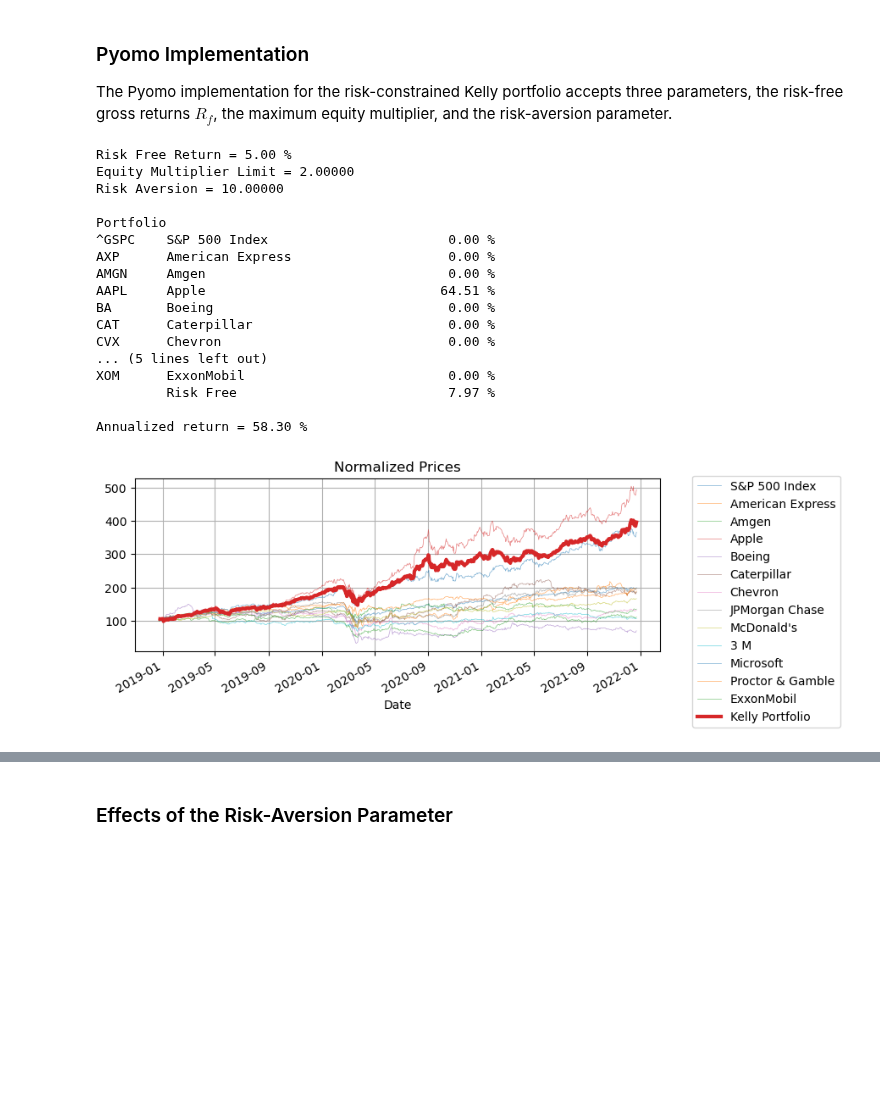
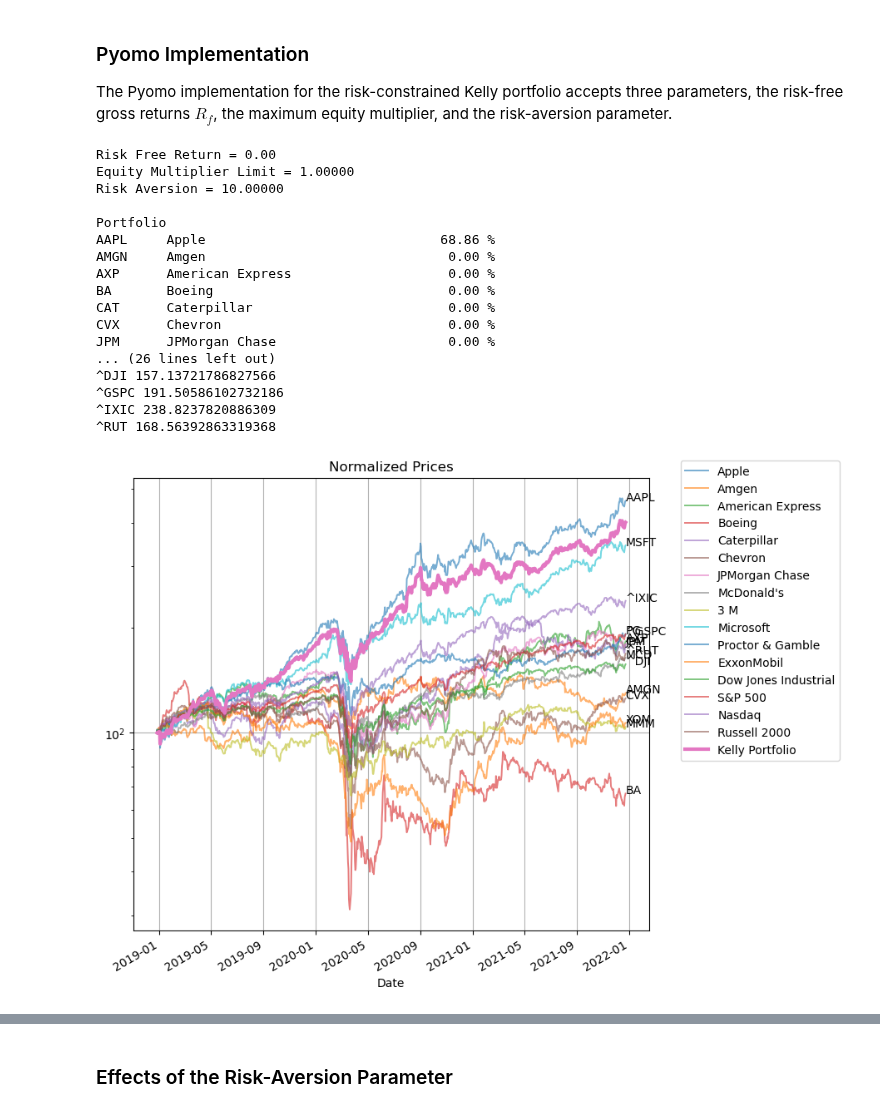
Before and after one commit to mobook/MO-book, a Jupyter notebook: notebooks/06/optimal-growth-portfolios.ipynb, the cells around one changed output, grey strips where cells are left out. Drawn from its saved outputs; the diff is of its cells as text; code cells hidden in the pictures; blank space fills up the shorter version.

```diff
--- a/notebooks/06/optimal-growth-portfolios.ipynb
+++ b/notebooks/06/optimal-growth-portfolios.ipynb
@@ -33,8 +35,14 @@ import pandas as pd
 import datetime
 import yfinance as yf
 
+# symbols as used by Yahoo Finance
 symbols = {
-    '^GSPC': "S&P 500 Index",
+    # selected indices
+    '^GSPC': "S&P 500",
+    '^IXIC': "Nasdaq",
+    '^DJI': "Dow Jones Industrial",
+    '^RUT': "Russell 2000",
+    # selected stocks
     'AXP': "American Express",
     'AMGN': "Amgen",
     'AAPL': "Apple",
@@ -61,9 +69,7 @@ start = end - datetime.timedelta(int((n_test + n_train)*365))
 end = today - datetime.timedelta(int(n_test*365))
 
 # get training data
-data = [yf.download(symbol, start=start, end=end)["Adj Close"] for symbol in symbols]
-S = pd.concat(data, axis=1)
-S.columns = [symbol for symbol in symbols]
+S = yf.download(list(symbols.keys()), start=start, end=end)["Adj Close"]
 
 # compute gross returns
 R = S/S.shift(1)
@@ -201,53 +195,65 @@ def kelly_portfolio(R, Rf=1, EM=1, lambd=0):
 
     pmo.SolverFactory('mosek_direct').solve(m)
 
     return m
 
 def kelly_report(m):
-    s = ""
     #print report
-    s += f"\nRisk Free Return = {100*(np.exp(252*np.log(m.Rf)) - 1):0.2f} %"
-    s += f"\nEquity Multiplier Limit = {m.EM:0.5f}"
-    s += f"\nRisk Aversion = {m.lambd:0.5f}"
-    s += "\n\nPortfolio"
-    s += "\n"
+    s = f"""
+Risk Free Return = {100*(np.exp(252*np.log(m.Rf)) - 1):0.2f}
+Equity Multiplier Limit = {m.EM:0.5f}
+Risk Aversion = {m.lambd:0.5f}
+
+Portfolio
+"""
     s += "\n".join([f"{n:8s} {symbols[n]:30s}  {100*m.w[n]():8.2f} %" for n in m.N])
-    s += f"\n{'':8s} {'Risk Free':30s}  {100*(1 - sum(m.w[n]() for n in R.columns)):8.2f} %"
-    s += f"\n\nAnnualized return = {100*(np.exp(252*m.ElogR()) - 1):0.2f} %"
+    s += f"""
+{'':8s} {'Risk Free':30s}  {100*(1 - sum(m.w[n]() for n in R.columns)):8.2f} %
+
+Annualized return = {100*(np.exp(252*m.ElogR()) - 1):0.2f} %
+"""
     print(s)
 
     df = pd.DataFrame(pd.Series([m.R[t]() for t in m.T]), columns=["Kelly Portfolio"])
     df.index = m.T
 
-    fix, ax = plt.subplots(1, 1, figsize=(8, 3))
-    S.divide(S.iloc[0]/100).plot(ax=ax, grid=True, title="Normalized Prices", alpha=0.6, lw=0.5)
+    fix, ax = plt.subplots(1, 1, figsize=(8, 8))
+    S.divide(S.iloc[0]/100).plot(ax=ax, logy=True, grid=True, title="Normalized Prices", alpha=0.6, lw=1.4)
     df.cumprod().multiply(100).plot(ax=ax, lw=3, grid=True)
     ax.legend([symbols[n] for n in m.N] + ["Kelly Portfolio"], bbox_to_anchor=(1.05, 1.05))
 
+    d = S.index[-1]
+    print(d)
+
+    for n in m.N:
+        y = 100*S[n].iloc[-1]/S[n].iloc[0]
+        print(n, 100*S[n].iloc[-1]/S[n].iloc[0])
+        ax.text(d, y, n)
+
 
 # parameter values
-Rf = Rf=np.exp(np.log(1.05)/252)
-EM = 2
+Rf = Rf=np.exp(np.log(1.0)/252)
+EM = 1
 lambd = 10
 
 m = kelly_portfolio(R, Rf, EM, lambd)
 kelly_report(m)
 # %% [output]
-Risk Free Return = 5.00 %
-Equity Multiplier Limit = 2.00000
+Risk Free Return = 0.00
+Equity Multiplier Limit = 1.00000
 Risk Aversion = 10.00000
 
 Portfolio
-^GSPC    S&P 500 Index                       0.00 %
+AAPL     Apple                              68.86 %
+AMGN     Amgen                               0.00 %
 AXP      American Express                    0.00 %
-AMGN     Amgen                               0.00 %
-AAPL     Apple                              64.51 %
 BA       Boeing                              0.00 %
 CAT      Caterpillar                         0.00 %
 CVX      Chevron                             0.00 %
-... (5 lines left out)
-XOM      ExxonMobil                          0.00 %
-         Risk Free                           7.97 %
-
-Annualized return = 58.30 %
+JPM      JPMorgan Chase                      0.00 %
+... (26 lines left out)
+^DJI 157.13721786827566
+^GSPC 191.50586102732186
+^IXIC 238.8237820886309
+^RUT 168.56392863319368
-[figure, old version]
+[figure, new version]
```
Also changed, not shown: parts of 9 cells of this notebook.
